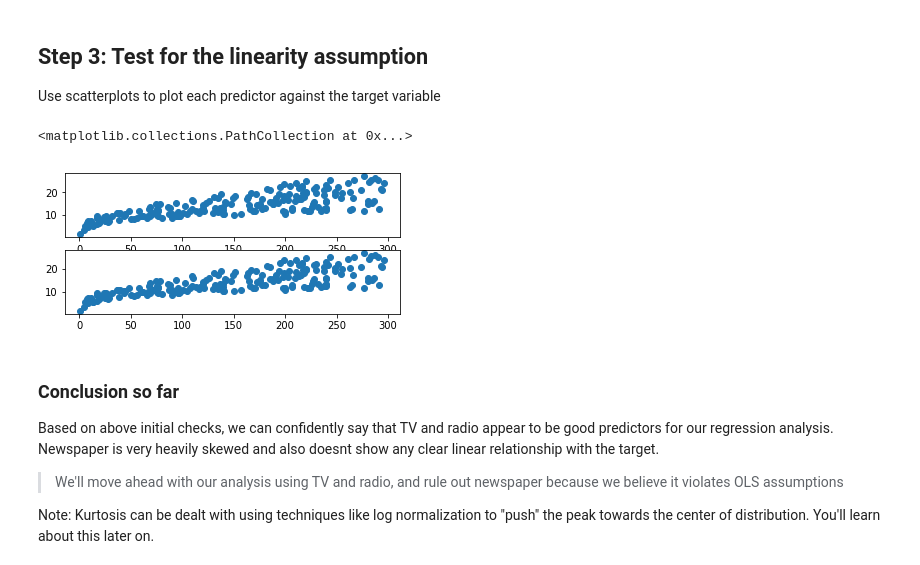
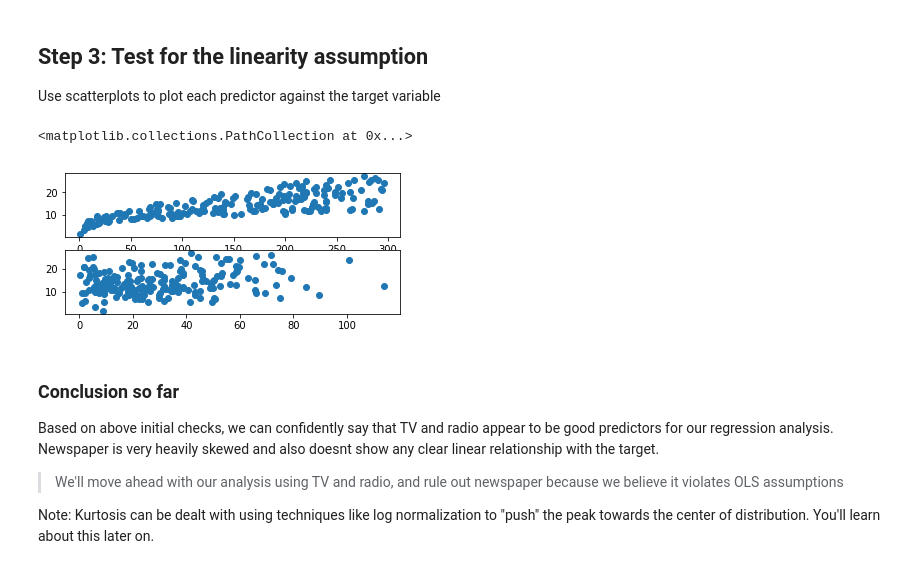
Before and after one commit to Mcllstr/dsc-ols-statsmodels-lab-dc-ds-060319, a Jupyter notebook: index.ipynb, the cells around one changed output. Drawn from its saved outputs; the diff is of its cells as text; code cells hidden in the pictures.

```diff
--- a/index.ipynb
+++ b/index.ipynb
@@ -91,12 +91,14 @@ Use scatterplots to plot each predictor against the target variable
 # %%
 # visualize the relationship between the preditors and the target using scatterplots
 plt.subplot(3,1,1)
 plt.scatter(df.TV, df.sales)
 plt.subplot(3,1,2)
-plt.scatter(df., df.sales)
+plt.scatter(df.newspaper, df.sales)
+plt.subplot(3,1,3)
+plt.scatter(df.newspape, df.sales)
 # %% [output]
 <matplotlib.collections.PathCollection at 0x...>
-[figure, old version]
+[figure, new version]
 # %%
 # Record yor observations on linearity here
 # %% [markdown]
```
